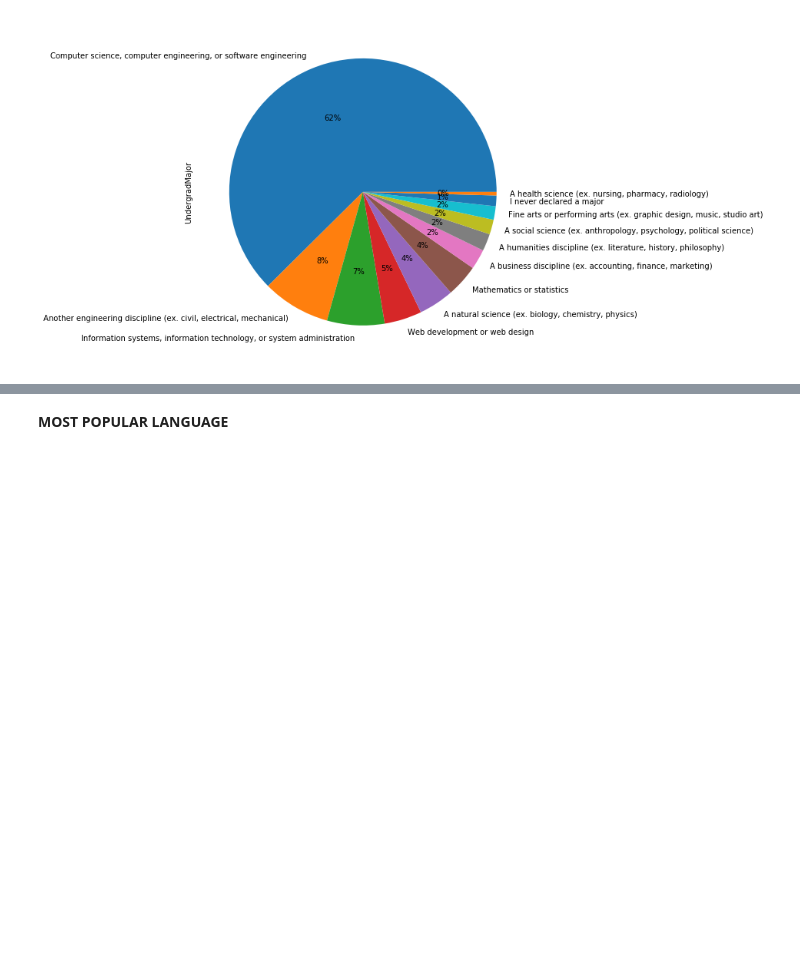
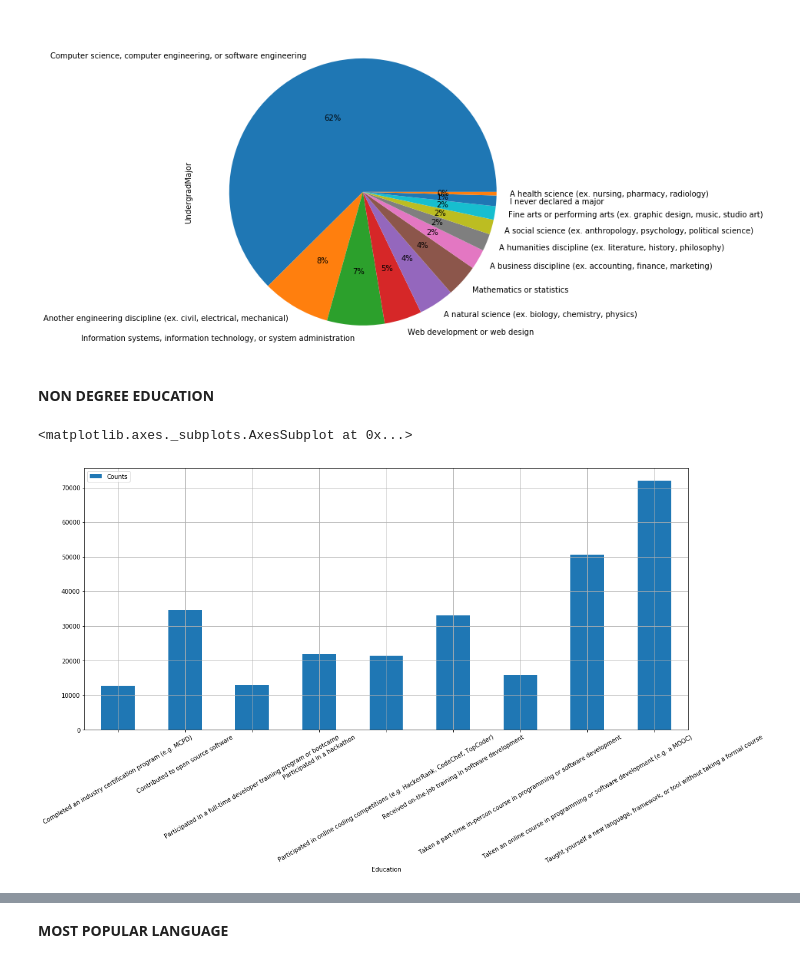
Before and after one commit to Ritvik19/Data-Tales, a Jupyter notebook: Stack-Overflow-Developer-Survey-2019/Analysis.ipynb, the cells around one changed output, grey strips where cells are left out. Drawn from its saved outputs; the diff is of its cells as text; code cells hidden in the pictures; blank space fills up the shorter version.

```diff
--- a/Stack-Overflow-Developer-Survey-2019/Analysis.ipynb
+++ b/Stack-Overflow-Developer-Survey-2019/Analysis.ipynb
@@ -259,3 +259,14 @@ data['UndergradMajor'].value_counts().plot.pie(figsize=(8,8), autopct='%1.0f%%')
 # %% [output]
 <matplotlib.axes._subplots.AxesSubplot at 0x...>
 [figure]
+# %% [markdown]
+**NON DEGREE EDUCATION**
+# %%
+nondegree = pd.DataFrame(data['EduOther'].value_counts()).reset_index()
+nondegree.columns=['Education', 'Counts']
+nondegree['Education'] = nondegree['Education'].apply(lambda x: x.split(';'))
+nondegree = nondegree.explode('Education').groupby('Education').sum()
+nondegree.plot.bar(figsize=(18,8), grid=True, rot=30)
+# %% [output]
+<matplotlib.axes._subplots.AxesSubplot at 0x...>
+[figure, added]
```
Also changed, not shown: parts of 18 cells of this notebook.
